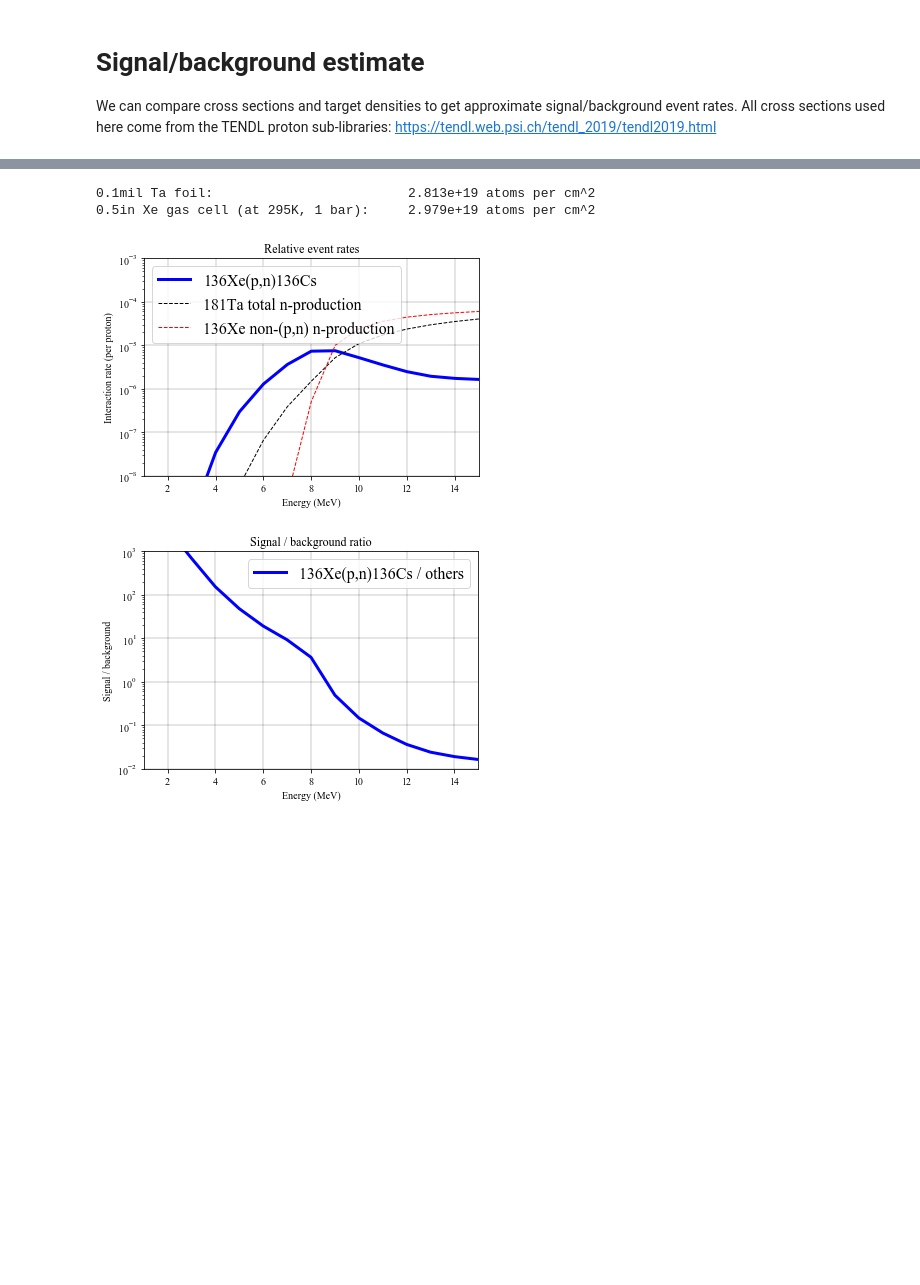
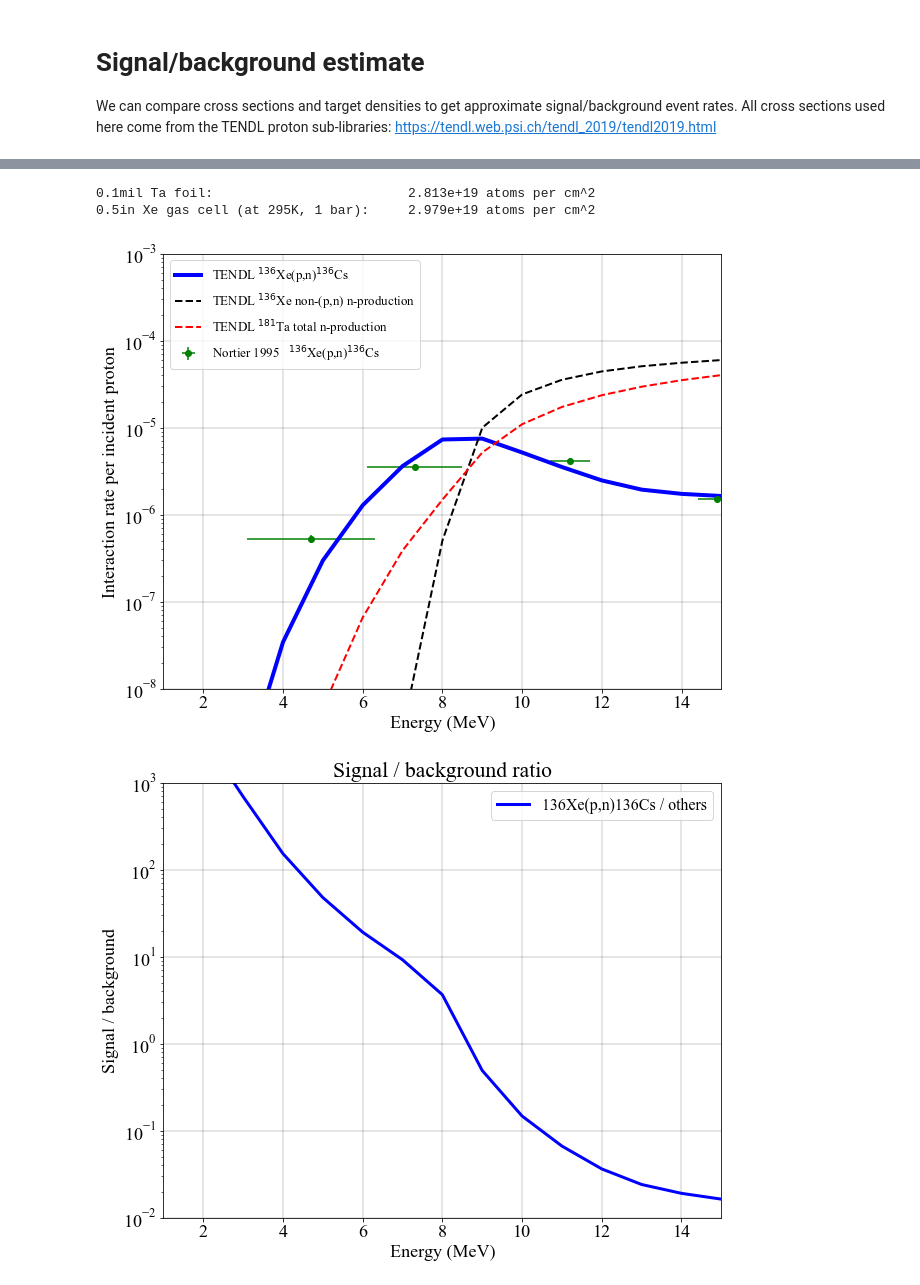
Before and after one commit to bglenardo/Cs136Measurements, a Jupyter notebook: Energy resolution and backgrounds.ipynb, the cells around one changed output, grey strips where cells are left out. Drawn from its saved outputs; the diff is of its cells as text; code cells hidden in the pictures; blank space fills up the shorter version.

```diff
--- a/Energy resolution and backgrounds.ipynb
+++ b/Energy resolution and backgrounds.ipynb
@@ -10,6 +10,9 @@ import scipy.interpolate as interp
 
 plt.rcParams.update({'font.size': 18})
 plt.rcParams['figure.figsize'] = (7,6)
+
+plt.rcParams.update({'font.size': 18})
+plt.rcParams['figure.figsize'] = (10,8)
 # %% [markdown]
 # Define some constants
 # %%
@@ -369,5 +472,15 @@ Text(0, 0.5, 'Cross section (mbarn)')
 # %%
-# To get the actual relative event rates, we also need target densities.
+# Data from Nortier. Cross sections are for natXe, so need to be
+# scaled by abundance of 136Xe
+nortier_E = np.array([4.7,7.3,11.2,14.9,18.6])
+nortier_xsec = np.array([1.57,10.5,12.4,4.55,3.64])
+nortier_yerror = np.array([0.16,0.86,1.0,0.4,0.33])
+nortier_xerror = np.array([1.6,1.2,0.5,0.5,0.5])
+
+xe136_ab = 0.08857
+
+
+#To get the actual relative event rates, we also need target densities.
 ta_density = 16.65 # g/cm3
 xe_gas_density = 0.0053 # g/cm3
 
@@ -378,50 +491,57 @@ target_diameter = 0.5 * 2.54 # cm
 ta_target_density = ta_density * ta_thickness * 2 / 181 * 6.02e23  # Factor of two for entrance + exit
 xe_target_density = xe_gas_density * target_diameter / 136 * 6.02e23
 
+
 print('0.1mil Ta foil: \t\t\t{:4.4} atoms per cm^2'.format(ta_target_density))
 print('0.5in Xe gas cell (at 295K, 1 bar): \t{:4.4} atoms per cm^2'.format(xe_target_density))
 
 
 # Direct event rate comparisons:
 plt.plot(xe136_pn_xsec[:,0],xe136_pn_xsec[:,1]*1e-27*xe_target_density,'-b',\
-         label='136Xe(p,n)136Cs',linewidth=3)
-plt.plot(ta181_pnx_xsec[:,0],ta181_pnx_xsec[:,1]*1e-27*ta_target_density,'--k',\
-         label='181Ta total n-production',linewidth=1)
-plt.plot(xe136_pn_xsec[:,0],(xe136_pnx_xsec[:,1]-xe136_pn_xsec[:,1])*1e-27*xe_target_density,'--r',\
-         label='136Xe non-(p,n) n-production',linewidth=1)
+         label=r'TENDL $^{136}$Xe(p,n)$^{136}$Cs',linewidth=4)
+plt.plot(xe136_pn_xsec[:,0],(xe136_pnx_xsec[:,1]-xe136_pn_xsec[:,1])*1e-27*xe_target_density,'--k',\
+         label=r'TENDL $^{136}$Xe non-(p,n) n-production',linewidth=2)
+plt.plot(ta181_pnx_xsec[:,0],ta181_pnx_xsec[:,1]*1e-27*ta_target_density,'--r',\
+         label=r'TENDL $^{181}$Ta total n-production',linewidth=2)
+# plt.plot(pb208_pnx_xsec[:,0],pb208_pnx_xsec[:,1]*1e-27,'--r',\
+#         label='208Pb total n-production',linewidth=1)
+plt.errorbar( nortier_E, nortier_xsec*1e-27*xe_target_density/xe136_ab,\
+             yerr=nortier_yerror*1e-27*xe_target_density/xe136_ab, \
+             xerr=nortier_xerror,\
+             fmt='og', label=r'Nortier 1995   $^{136}$Xe(p,n)$^{136}$Cs')
 plt.yscale('log')
 plt.xlim(1.,15.)
 plt.ylim(1.e-8,1.e-3)
-plt.title('Relative event rates')
-plt.legend(fontsize=16)
+#plt.title('Relative event rates')
+plt.legend(fontsize=13,)
 plt.xlabel('Energy (MeV)')
-plt.ylabel('Interaction rate (per proton)')
+plt.ylabel('Interaction rate per incident proton')
 plt.grid(linewidth=0.2,color=(0.,0.,0.,0.2))
 plt.savefig('plots/event_rate_per_proton_0p1mil_Ta_foil_0p5in_Xe_cell.png',\
             dpi=200,\
             bbox_inches='tight')
 
 
 # Ratio of signal / background
 plt.figure(2)
 plt.plot( xe136_pn_xsec[:,0], xe136_pn_xsec[:,1]*1e-27*xe_target_density / \
          (ta181_pnx_xsec[:,1]*1e-27*ta_target_density + (xe136_pnx_xsec[:,1]-xe136_pn_xsec[:,1])*1e-27*xe_target_density),\
          '-b',\
          label='136Xe(p,n)136Cs / others',linewidth=3)
 
 plt.yscale('log')
 plt.xlim(1.,15.)
 plt.ylim(1.e-2,1.e3)
 plt.title('Signal / background ratio')
 plt.legend(fontsize=16)
 plt.xlabel('Energy (MeV)')
 plt.ylabel('Signal / background')
 plt.grid(linewidth=0.2,color=(0.,0.,0.,0.2))
 plt.savefig('plots/signal_background_ratio_0p1mil_Ta_foil_0p5in_Xe_cell.png',\
             dpi=200,\
             bbox_inches='tight')
 # %% [output]
 0.1mil Ta foil:                         2.813e+19 atoms per cm^2
 0.5in Xe gas cell (at 295K, 1 bar):     2.979e+19 atoms per cm^2
-[figure, old version]
+[figure, new version]
-[figure, old version]
+[figure, new version]
```
Also changed, not shown: parts of 16 cells of this notebook.
